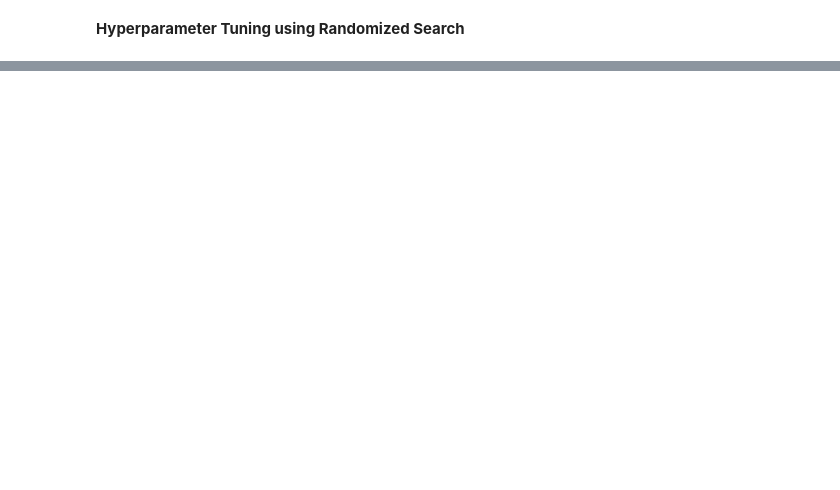
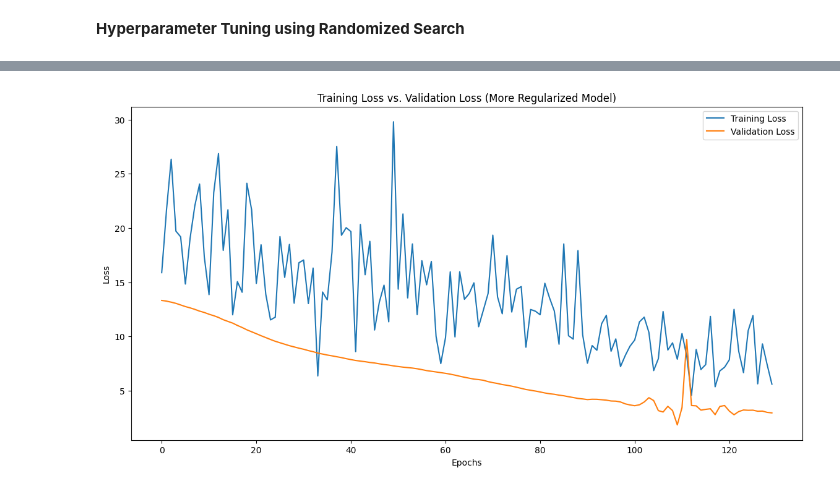
Before and after one commit to umiSirya/Weather_Prediction_capstone_project, a Jupyter notebook: weather(UV_index)_.ipynb, the cells around one changed output, grey strips where cells are left out. Saved outputs shown, nothing was run; the diff lists cells and outputs as text; code cells hidden in the pictures; blank space fills up the shorter version.

```diff
--- a/weather(UV_index)_.ipynb
+++ b/weather(UV_index)_.ipynb
@@ -744,0 +694,95 @@ R-squared (R²): -0.7347134548835179
+# %%
+import numpy as np
+import tensorflow as tf
+from tensorflow.keras.models import Sequential
+from tensorflow.keras.layers import LSTM, Dense, Dropout, BatchNormalization
+from tensorflow.keras.regularizers import l2
+from tensorflow.keras.optimizers import Adam
+from tensorflow.keras.callbacks import EarlyStopping, ReduceLROnPlateau
+from sklearn.preprocessing import StandardScaler
+from sklearn.base import BaseEstimator, RegressorMixin
+from sklearn.metrics import mean_squared_error, r2_score
+import matplotlib.pyplot as plt
+
+# Scale the input data
+scaler = StandardScaler()
+X_train_scaled = scaler.fit_transform(X_train.reshape(-1, X_train.shape[-1])).reshape(X_train.shape)
+X_val_scaled = scaler.transform(X_val.reshape(-1, X_val.shape[-1])).reshape(X_val.shape)
+X_test_scaled = scaler.transform(X_test.reshape(-1, X_test.shape[-1])).reshape(X_test.shape)
+
+# Define the function to build the model
+def build_lstm_model(optimizer='adam', units=200, dropout_rate=0.5, activation='relu'):
+    model = Sequential()
+
+    # LSTM Layers with higher dropout and regularization
+    model.add(LSTM(units, activation=activation, return_sequences=True, kernel_regularizer=l2(0.002), input_shape=(X_train_scaled.shape[1], X_train_scaled.shape[2])))
+    model.add(BatchNormalization())
+    model.add(Dropout(dropout_rate))
+
+    model.add(LSTM(units, activation=activation, return_sequences=True, kernel_regularizer=l2(0.002)))
+    model.add(BatchNormalization())
+    model.add(Dropout(dropout_rate))
+
+    model.add(LSTM(units, activation=activation, kernel_regularizer=l2(0.002)))
+    model.add(BatchNormalization())
+    model.add(Dropout(dropout_rate))
+
+    # Dense output layer
+    model.add(Dense(1, activation='linear'))
+
+    model.compile(optimizer=optimizer, loss='mse')
+    return model
+
+# Callbacks
+early_stopping = EarlyStopping(monitor='val_loss', patience=20, restore_best_weights=True)
+reduce_lr = ReduceLROnPlateau(monitor='val_loss', factor=0.5, patience=10, min_lr=1e-6)
+
+# Define the Custom KerasRegressor
+class KerasRegressorCustom(BaseEstimator, RegressorMixin):
+    def __init__(self, build_fn=None, optimizer='adam', units=200, dropout_rate=0.5, activation='relu', epochs=400, batch_size=16):
+        self.build_fn = build_fn
+        self.optimizer = optimizer
+        self.units = units
+        self.dropout_rate = dropout_rate
+        self.activation = activation
+        self.epochs = epochs
+        self.batch_size = batch_size
+
+    def fit(self, X, y, **kwargs):
+        self.model = self.build_fn(optimizer=self.optimizer, units=self.units,
+                                   dropout_rate=self.dropout_rate, activation=self.activation)
+        self.history = self.model.fit(X, y, epochs=self.epochs, batch_size=self.batch_size,
+                                      validation_split=0.2, callbacks=[early_stopping, reduce_lr], verbose=1, **kwargs)
+        return self
+
+    def predict(self, X):
+        return self.model.predict(X).flatten()
+
+    def score(self, X, y):
+        y_pred = self.predict(X)
+        return -mean_squared_error(y, y_pred)
+
+# Train the model
+best_model = KerasRegressorCustom(build_fn=build_lstm_model, epochs=400, batch_size=16)
+best_model.fit(X_train_scaled, y_train)
+
+# Predict
+y_pred = best_model.predict(X_val_scaled)
+
+# Evaluation
+mse = mean_squared_error(y_val, y_pred)
+r2 = r2_score(y_val, y_pred)
+
+print(f"Mean Squared Error (MSE): {mse}")
+print(f"R-squared (R²): {r2}")
+
+# Plot training vs validation loss
+plt.figure(figsize=(14, 7))
+plt.plot(best_model.history.history['loss'], label='Training Loss')
+plt.plot(best_model.history.history['val_loss'], label='Validation Loss')
+plt.legend()
+plt.title('Training Loss vs. Validation Loss (More Regularized Model)')
+plt.xlabel('Epochs')
+plt.ylabel('Loss')
+plt.show()
+# %% [output]
@@ -745,3 +807,4 @@ R-squared (R²): -0.7347134548835179
+[figure, added]
 # %%
 import csv
 import random
```
Also changed, not shown: parts of 30 cells of this notebook.
